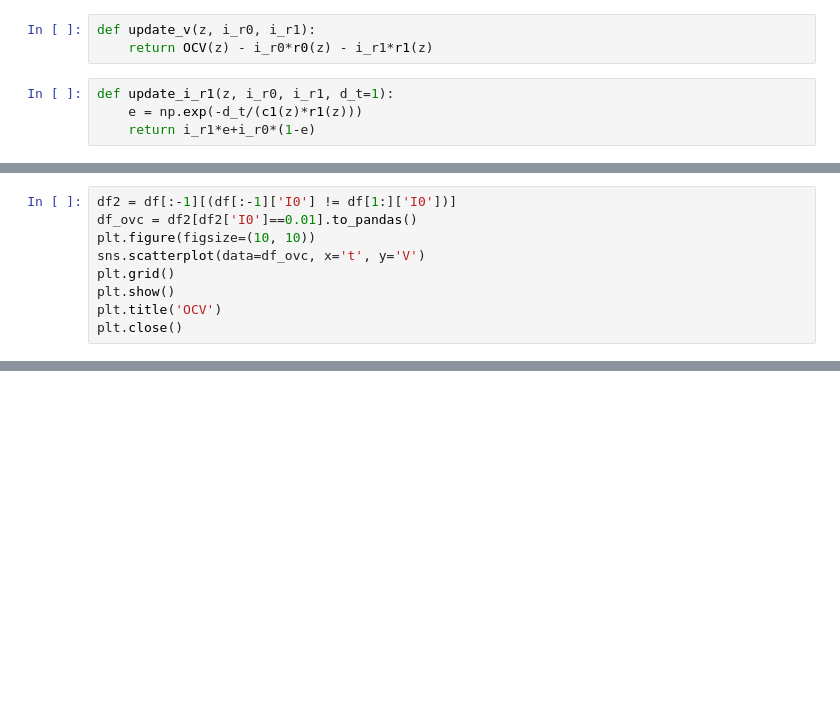
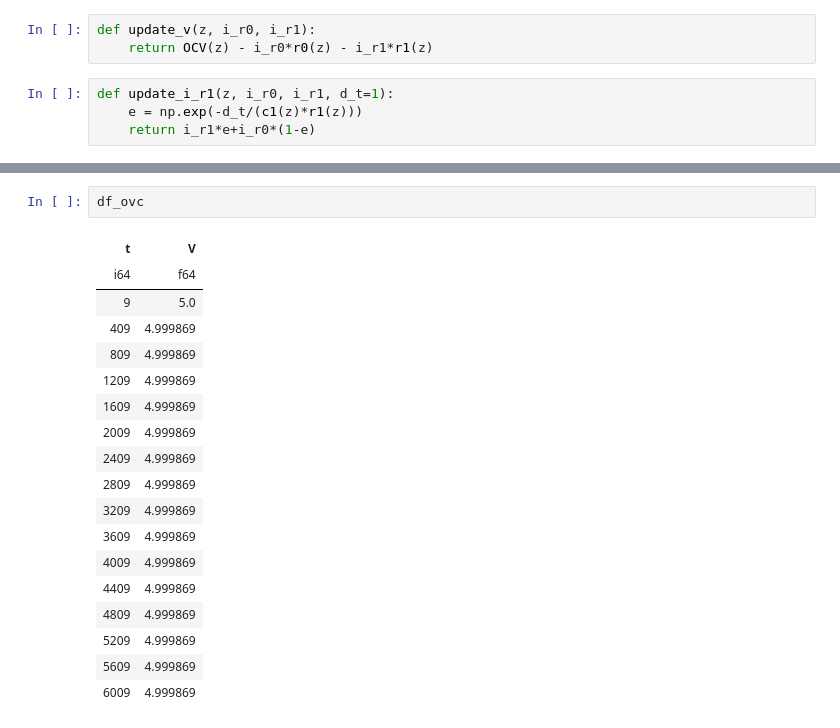
Before and after one commit to CaioMizerkowski/controle_avancado, a Jupyter notebook: TE979/modelo.ipynb, the cells around one changed output, grey strips where cells are left out. Drawn from its saved outputs; the diff is of its cells as text; blank space fills up the shorter version.

```diff
--- a/TE979/modelo.ipynb
+++ b/TE979/modelo.ipynb
@@ -98,9 +84,0 @@ df = ps.DataFrame(data={'t':t,'V': V, 'I0': I0, 'Z': Z})
-# %%
-df2 = df[:-1][(df[:-1]['I0'] != df[1:]['I0'])]
-df_ovc = df2[df2['I0']==0.01].to_pandas()
-plt.figure(figsize=(10, 10))
-sns.scatterplot(data=df_ovc, x='t', y='V')
-plt.grid()
-plt.show()
-plt.title('OCV')
-plt.close()
@@ -125,0 +152,21 @@ plt.close()
+# %%
+df_ovc
+# %% [output]
+| t | V |
+| i64 | f64 |
+| 9 | 5.0 |
+| 409 | 4.999869 |
+| 809 | 4.999869 |
+| 1209 | 4.999869 |
+| 1609 | 4.999869 |
+| 2009 | 4.999869 |
+| 2409 | 4.999869 |
+| 2809 | 4.999869 |
+| 3209 | 4.999869 |
+| 3609 | 4.999869 |
+| 4009 | 4.999869 |
+| 4409 | 4.999869 |
+| 4809 | 4.999869 |
+| 5209 | 4.999869 |
+| 5609 | 4.999869 |
+| 6009 | 4.999869 |
```
Also changed, not shown: parts of 20 cells of this notebook.
